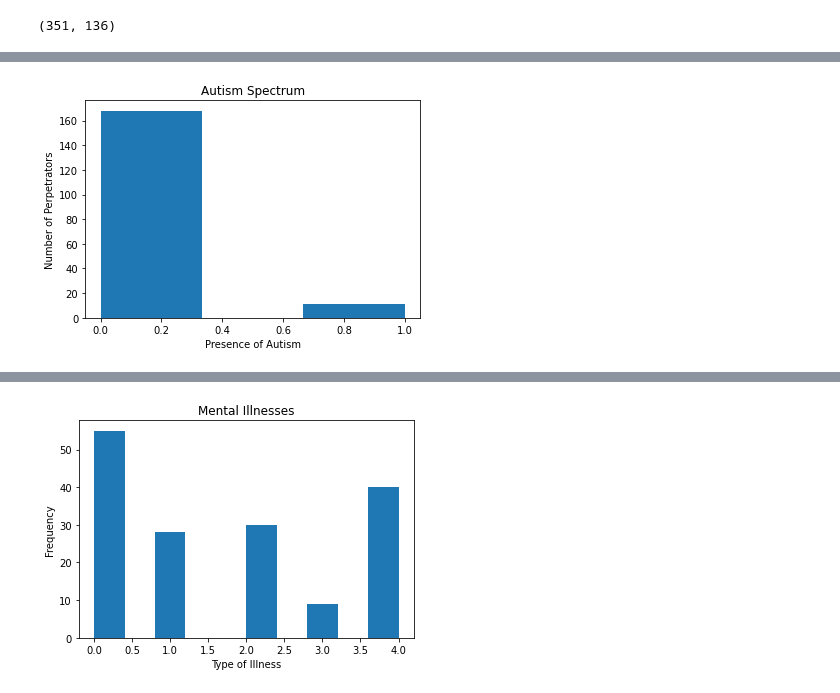
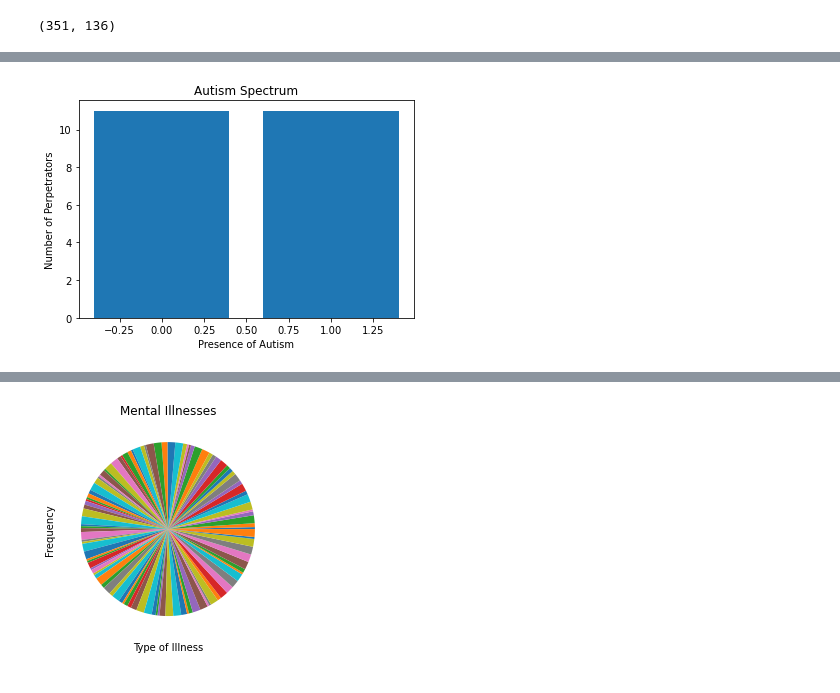
Before and after one commit to jhinkleau/Capstone2023, a Jupyter notebook: CrimeAnalysis.ipynb, the cells around one changed output, grey strips where cells are left out. Cells and saved outputs as stored; diff of their text form; code cells hidden in the pictures.

```diff
--- a/CrimeAnalysis.ipynb
+++ b/CrimeAnalysis.ipynb
@@ -141,7 +143,7 @@ crime2 = crime[crime['Autism Spectrum'].notna()]
 # %%
 #histogram plot to find count of mental illnesses
 x = crime2["Autism Spectrum"]
-plt.hist(x, bins =3)
+plt.bar(x, x.sum())
 
 plt.title("Autism Spectrum")
 
@@ -149,7 +151,7 @@ plt.ylabel("Number of Perpetrators")
 plt.xlabel("Presence of Autism")
 plt.show()
 # %% [output]
-[figure, old version]
+[figure, new version]
 # %%
 crime.convert_dtypes()
 pd.to_numeric(crime["Mental Illness"], errors='coerce')
@@ -178,15 +180,15 @@ crime2 = crime[crime['Mental Illness'].notna()]
 # %%
 #histogram plot to find count of mental illnesses
 x = crime2["Mental Illness"]
-plt.hist(x)
+plt.pie(x)
 
 plt.title("Mental Illnesses")
 
 plt.ylabel("Frequency")
 plt.xlabel("Type of Illness")
 plt.show()
 # %% [output]
-[figure, old version]
+[figure, new version]
 # %%
 crime.convert_dtypes()
 pd.to_numeric(crime["Relationship Status"], errors='coerce')
```
Also changed, not shown: parts of 5 cells of this notebook.
